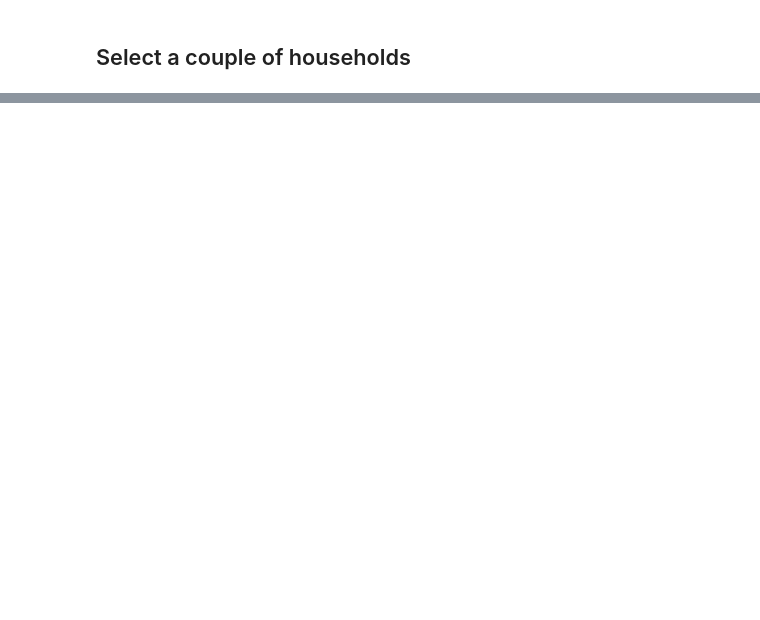
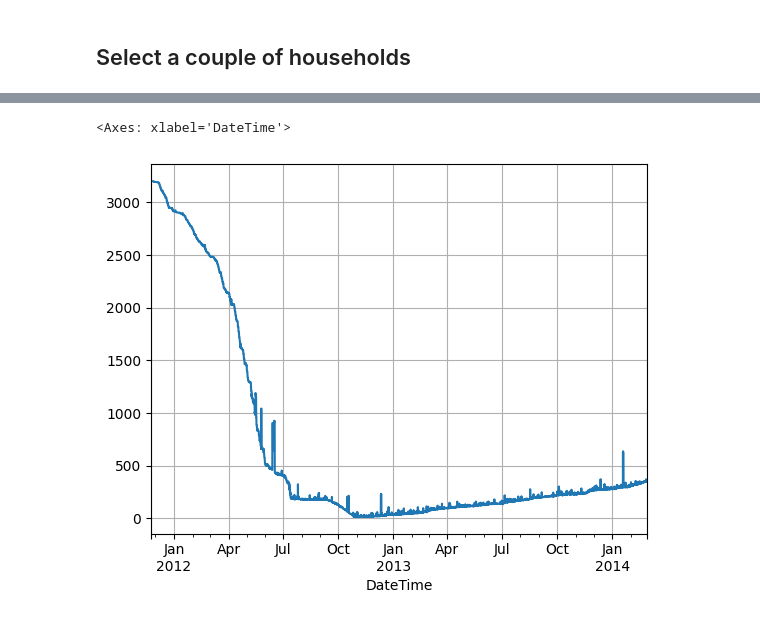
Before and after one commit to spetznick/ml4gd-project-group-3, a Jupyter notebook: project.ipynb, the cells around one changed output, grey strips where cells are left out. Drawn from its saved outputs; the diff is of its cells as text; code cells hidden in the pictures; blank space fills up the shorter version.

```diff
--- a/project.ipynb
+++ b/project.ipynb
@@ -128,0 +171,3 @@ plt.show()
+# %%
+df = data.drop(columns=['stdorToU'])
+df
@@ -128,0 +188,3 @@ plt.show()
+# %%
+df.dropna(subset=['KWH/hh (per half hour) '], inplace=True)
+df
@@ -128,0 +205,7 @@ plt.show()
+# %%
+# Counter number of duplicates
+print('Number of duplicates: ', df.duplicated(subset=['DateTime', 'LCLid']).sum())
+df_unique = df.drop_duplicates(subset=['DateTime', 'LCLid'], keep='last')
+# df_unique = df.groupby(['DateTime', 'LCLid'], as_index=False).mean().reset_index(drop=True)
+# Counter number of duplicates
+print('Number of duplicates: ', df_unique.duplicated(subset=['DateTime', 'LCLid']).sum())
@@ -128,0 +215,3 @@ plt.show()
+# %%
+pivoted = df_unique.pivot(index='DateTime', columns='LCLid', values='KWH/hh (per half hour) ')
+pivoted['datetime'] = pivoted.index
@@ -128,0 +235,6 @@ plt.show()
+# %%
+# How many households have no NaN values?
+pivoted.isnull().sum(axis=1).plot(label='Number of NaN values', grid=True)
+# %% [output]
+<Axes: xlabel='DateTime'>
+[figure, added]
```
Also changed, not shown: parts of 26 cells of this notebook.
